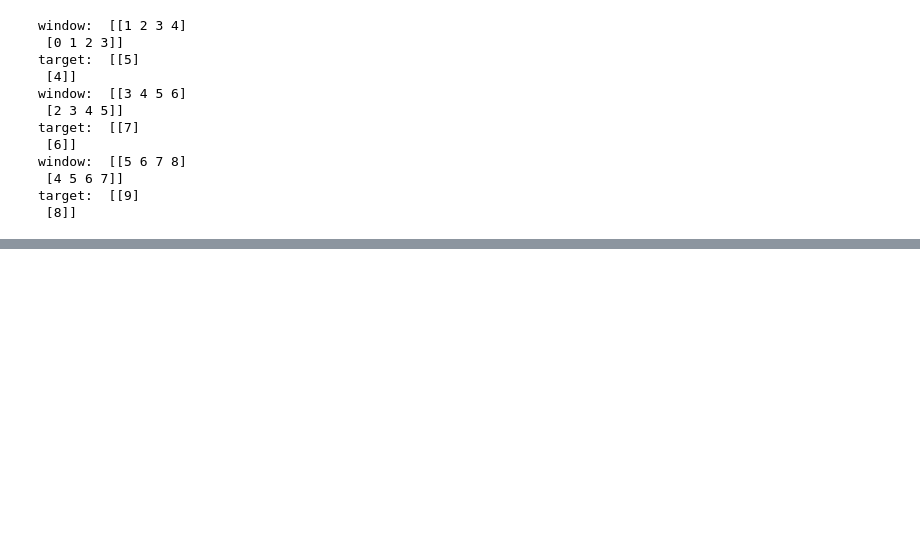
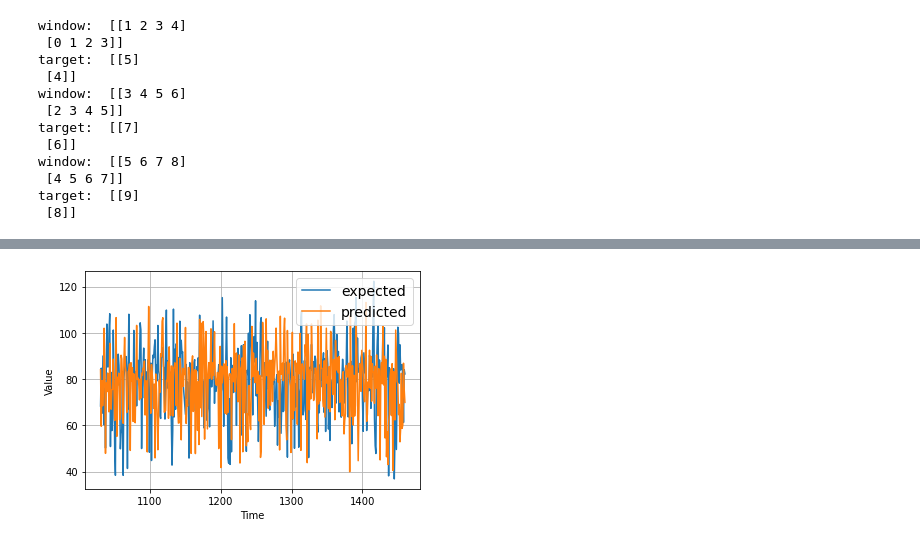
Before and after one commit to AEsir777/some-data-analysis-project, a Jupyter notebook: time series forcasting/Time Windows.ipynb, the cells around one changed output, grey strips where cells are left out. Cells and saved outputs as stored; diff of their text form; code cells hidden in the pictures; blank space fills up the shorter version.

```diff
--- a/time series forcasting/Time Windows.ipynb
+++ b/time series forcasting/Time Windows.ipynb
@@ -124,0 +277,24 @@ target:  [[9]
+# %%
+# avoid clutter from old models and layers and lear the global state
+# used in 1. creating models in a loop    2. reset the layer name generation counter
+tf.keras.backend.clear_session()
+tf.random.set_seed(20902490)
+np.random.seed(2092490)
+
+# give a forecast using the previous 30 steps
+window_size = 30
+train_set = window_dataset(x_train, window_size)
+valid_set = window_dataset(x_valid, window_size)
+# %%
+# linear model
+model = tf.keras.models.Sequential([
+    # input_size = (30, )
+    tf.keras.layers.Dense(1, input_shape=[window_size])
+])
+
+# momentum: velocity = momemtum * velocity - learning_rate * g
+#           w = w + velocity
+model.compile(loss=tf.keras.losses.Huber(),
+              optimizer = tf.keras.optimizers.SGD(learning_rate=1e-5, momentum=0.9),
+              metrics=["mae"])
+model.fit(train_set, epochs=100, validation_data=valid_set)
@@ -124,0 +320,6 @@ target:  [[9]
+# %%
+expected = []
+for x, y in list(valid_set):
+    for num in y:
+        expected.append(num.numpy())
+expected
@@ -124,0 +348,2 @@ target:  [[9]
+# %%
+predicted = model.predict(valid_set).flatten()
@@ -124,0 +372,5 @@ target:  [[9]
+# %%
+plot_series(time[-431:], expected, label="expected")
+plot_series(time[-431:], predicted, label="predicted")
+# %% [output]
+[figure, added]
```
Also changed, not shown: parts of 32 cells of this notebook.
